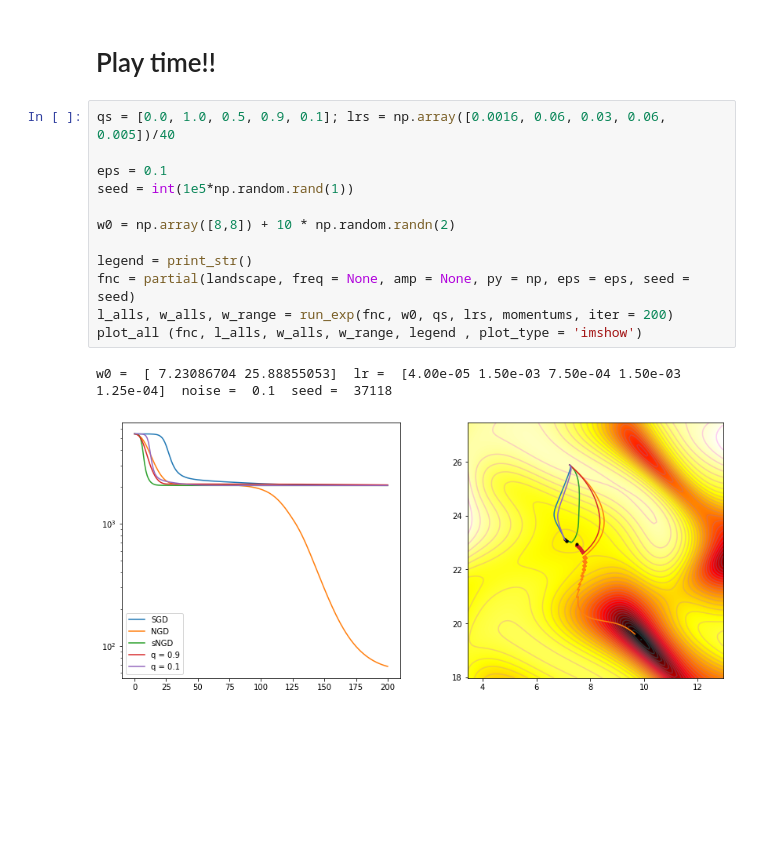
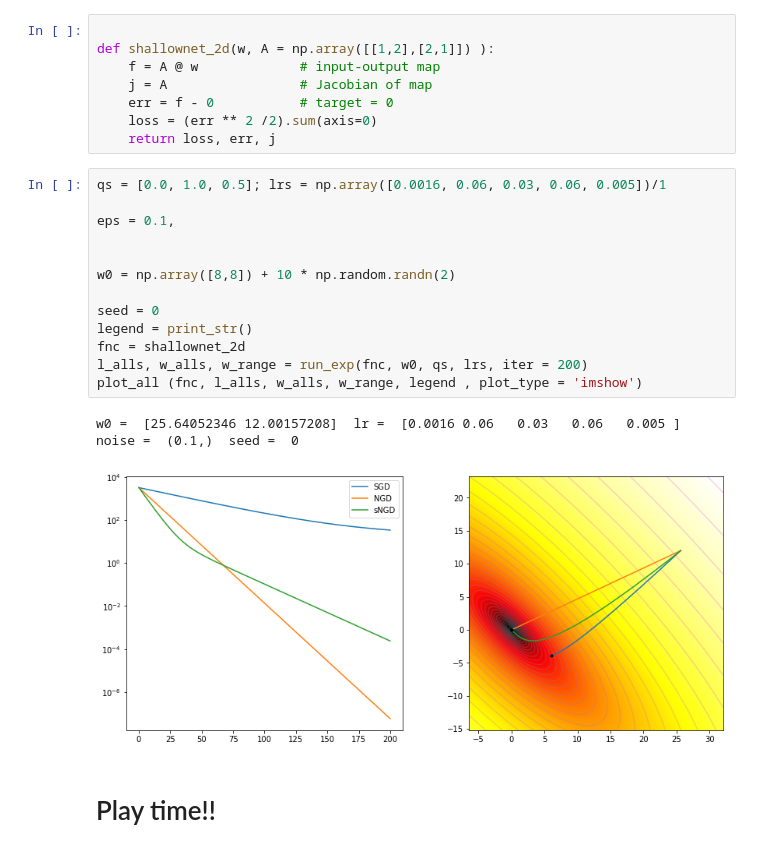
Before and after one commit to bhoov/ngd-vis, a Jupyter notebook: notebook/NGD_update.ipynb, the cells around one changed output. Saved outputs shown, nothing was run; the diff lists cells and outputs as text; blank space fills up the shorter version.

```diff
--- a/notebook/NGD_update.ipynb
+++ b/notebook/NGD_update.ipynb
@@ -41,17 +31,26 @@ def print_str():
+# %%
+
+def shallownet_2d(w, A = np.array([[1,2],[2,1]]) ):
+    f = A @ w             # input-output map
+    j = A                 # Jacobian of map
+    err = f - 0           # target = 0
+    loss = (err ** 2 /2).sum(axis=0)
+    return loss, err, j
+# %%
+qs = [0.0, 1.0, 0.5]; lrs = np.array([0.0016, 0.06, 0.03, 0.06, 0.005])/1
+
+eps = 0.1,
+
+
+w0 = np.array([8,8]) + 10 * np.random.randn(2)
+
+seed = 0
+legend = print_str()
+fnc = shallownet_2d
+l_alls, w_alls, w_range = run_exp(fnc, w0, qs, lrs, iter = 200)
+plot_all (fnc, l_alls, w_alls, w_range, legend , plot_type = 'imshow')
+# %% [output]
+w0 =  [25.64052346 12.00157208]  lr =  [0.0016 0.06   0.03   0.06   0.005 ]  noise =  (0.1,)  seed =  0
+[figure, added]
 # %% [markdown]
 # Play time!!
-# %%
-qs = [0.0, 1.0, 0.5, 0.9, 0.1]; lrs = np.array([0.0016, 0.06, 0.03, 0.06, 0.005])/40
-
-eps = 0.1
-seed = int(1e5*np.random.rand(1))
-
-w0 = np.array([8,8]) + 10 * np.random.randn(2)
-
-legend = print_str()
-fnc = partial(landscape, freq = None, amp = None, py = np, eps = eps, seed = seed)
-l_alls, w_alls, w_range = run_exp(fnc, w0, qs, lrs, momentums, iter = 200)
-plot_all (fnc, l_alls, w_alls, w_range, legend , plot_type = 'imshow')
-# %% [output]
-w0 =  [ 7.23086704 25.88855053]  lr =  [4.00e-05 1.50e-03 7.50e-04 1.50e-03 1.25e-04]  noise =  0.1  seed =  37118
-[figure, removed]
```
Also changed, not shown: parts of 39 cells of this notebook, 2 other files.
